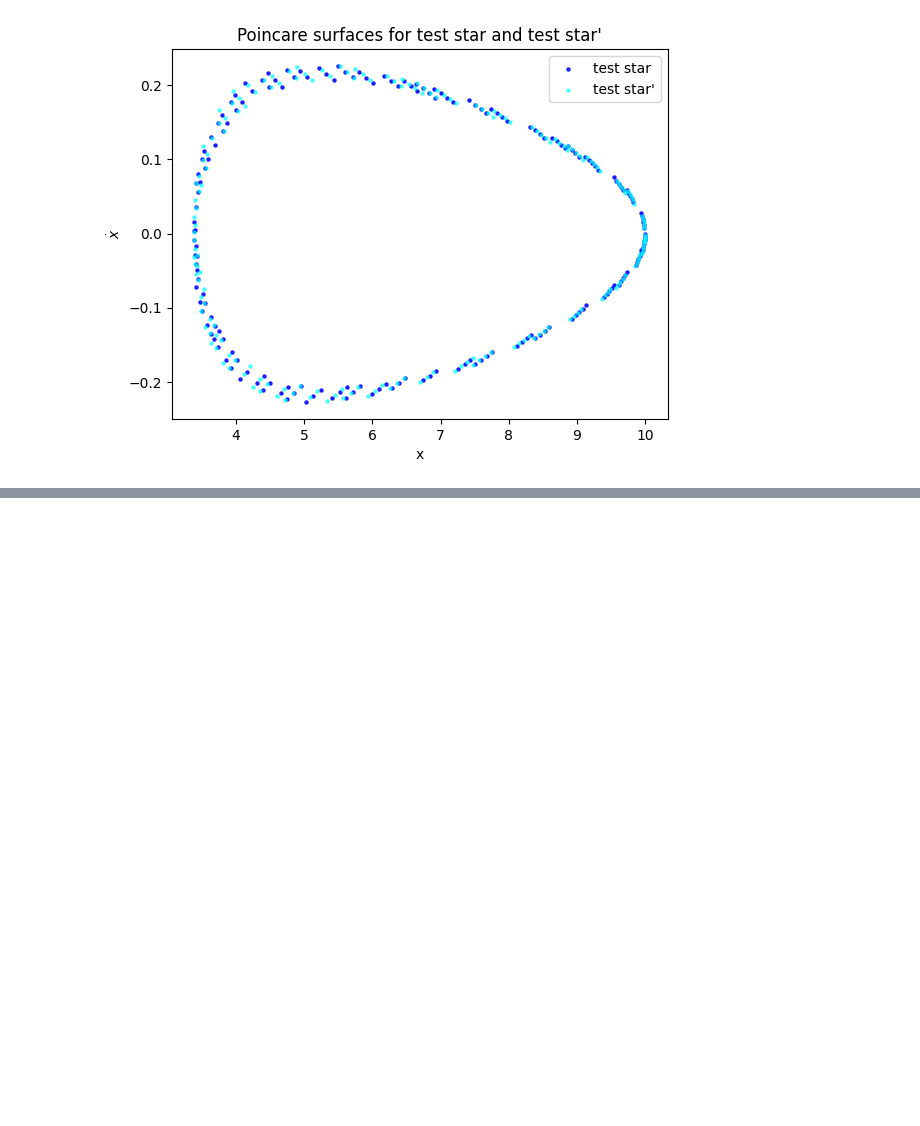
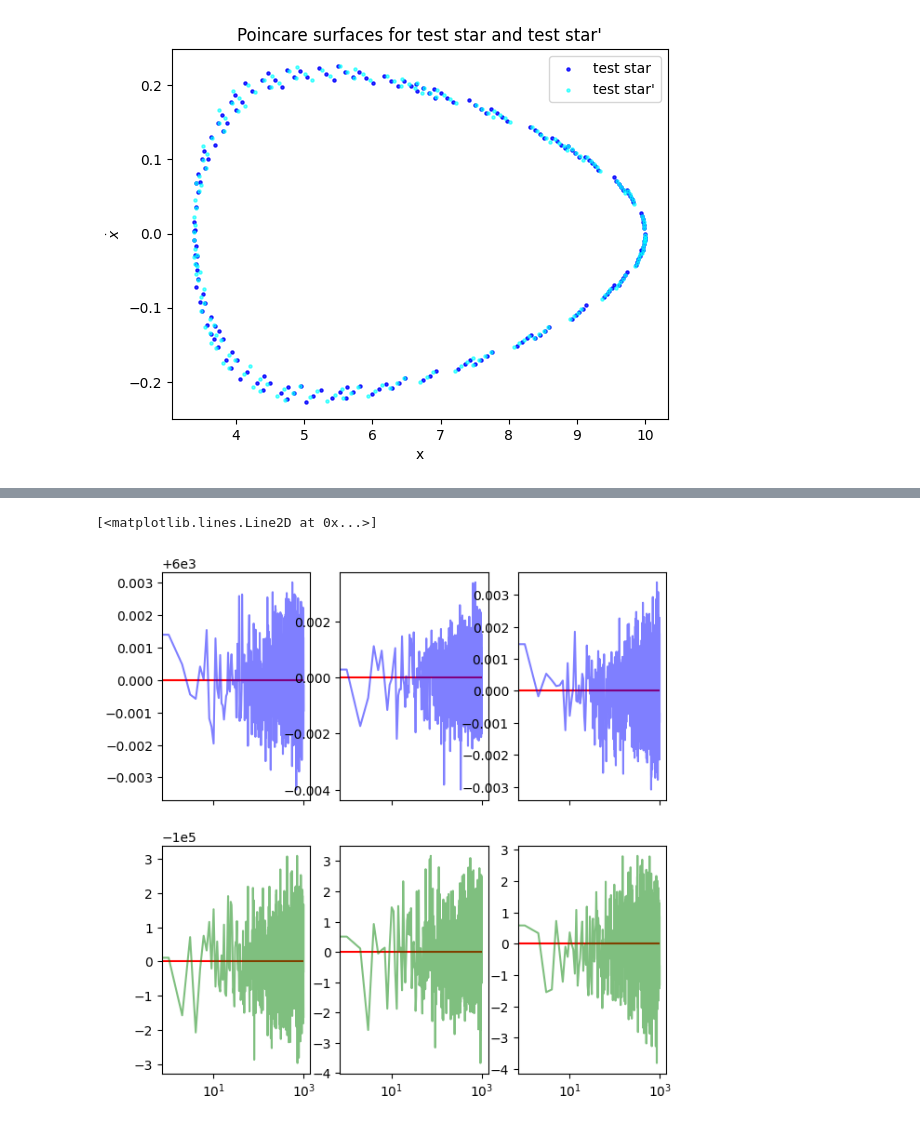
Before and after one commit to patito-mary/topicos, a Jupyter notebook: informfinal.ipynb, the cells around one changed output, grey strips where cells are left out. Cells and saved outputs as stored; diff of their text form; code cells hidden in the pictures; blank space fills up the shorter version.

```diff
--- a/informfinal.ipynb
+++ b/informfinal.ipynb
@@ -638,0 +734,29 @@ orbits_total = gp.Hamiltonian(total_potential['dm_halo']+total_potential['disk']
+# %%
+fig, ax = plt.subplots(2,3, sharex=True, figsize=(7,7))
+xdata= np.arange(0,1000)
+
+#x
+ax[0,0].hlines(y=6000, xmin=0, xmax=1000, color='red')
+ax[0,0].plot(xdata, new_pos_a[0], color='blue', alpha=0.5)
+
+ax[0,0].set_xscale('log')
+ax[1,0].hlines(y=-100000, xmin=0, xmax=1000, color='red')
+ax[1,0].plot(xdata, new_pos_b[0], color='green', alpha=0.5)
+
+#y
+ax[0,1].hlines(y=0, xmin=0, xmax=1000, color='red')
+ax[0,1].plot(xdata, new_pos_a[1], color='blue', alpha=0.5)
+
+ax[1,1].hlines(y=0, xmin=0, xmax=1000, color='red')
+ax[1,1].plot(xdata, new_pos_b[1], color='green', alpha=0.5)
+
+
+#z
+ax[0,2].hlines(y=0, xmin=0, xmax=1000, color='red')
+ax[0,2].plot(xdata, new_pos_a[2], color='blue', alpha=0.5)
+
+ax[1,2].hlines(y=0, xmin=0, xmax=1000, color='red')
+ax[1,2].plot(xdata, new_pos_b[2], color='green', alpha=0.5)
+# %% [output]
+[<matplotlib.lines.Line2D at 0x...>]
+[figure, added]
```
Also changed, not shown: parts of 14 cells of this notebook.
